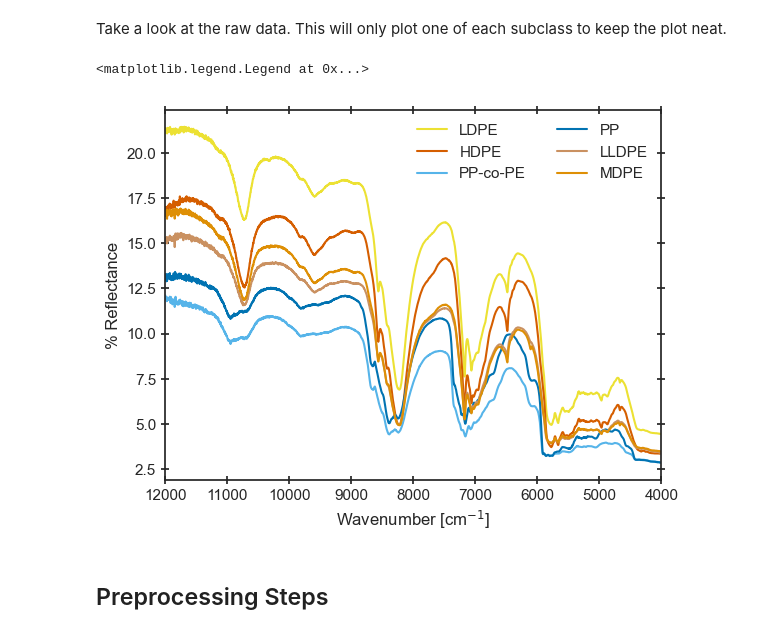
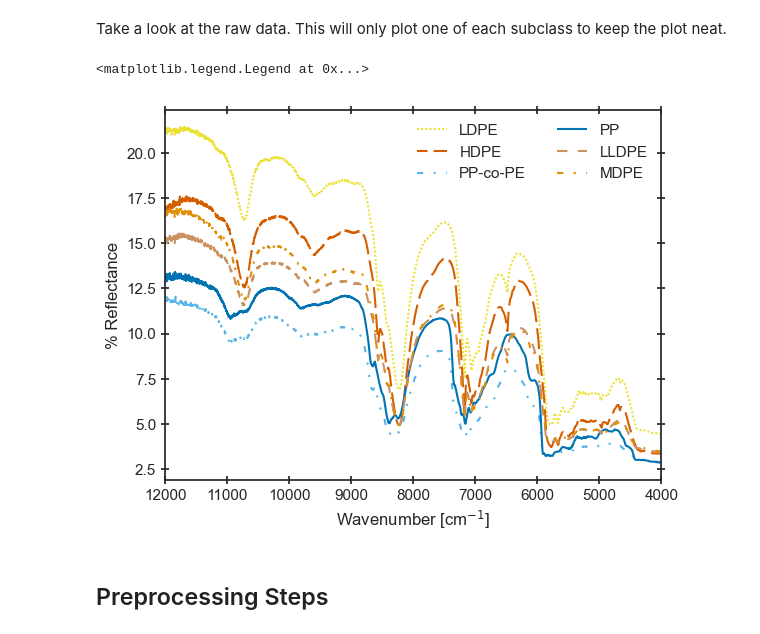
Before and after one commit to usnistgov/nir_corr_po, a Jupyter notebook: nir-corr-po.ipynb, the cells around one changed output. Saved outputs shown, nothing was run; the diff lists cells and outputs as text; code cells hidden in the pictures.

Commit message:
Add defined linestyles to plots

```diff
--- a/nir-corr-po.ipynb
+++ b/nir-corr-po.ipynb
@@ -95,6 +95,18 @@ dict_shapes = {
     },
 }
 
+dict_linesty = {'Class2' : {'PP':(0, ()),
+                            'LDPE':(0, (1, 1)),
+                            'LLDPE':(0, (5, 5)),
+                            'MDPE':(0, (3, 5, 1, 5)),
+                            'HDPE':(5, (10, 3)),
+                            'PP-co-PE':(0, (3, 5, 1, 5, 1, 5))},
+                'fPCA_loading' : {0:(0, ()),
+                                  1:(0, (1, 1)),
+                                  2:(0, (5, 5)),
+                                  3:(0, (3, 5, 1, 5))}
+               }
+
 axis_dict = {
     "Density": "Density [g/cm$^3$]",
     "Crystallinity": "Crystallinity [%]",
@@ -462,37 +474,37 @@ for ptype in pd.unique(ds[color_scheme]):
     # grab data for a single replicate, the first replicate
     rep_samp = pd.unique(ds_sub.sample)[0]
     ds_samp = ds_sub.where(ds_sub.sample == rep_samp, drop=True)
 
     # grab our x and y values
     x = ds_samp.Wavenumber.values.flatten()
     y = ds_samp.Intensity.values.flatten()
     # use one of our predefined dictionaries to choose a color
     # based on the polymer subclass
     color = cpalette[color_scheme][ptype]
-
-    # add the data to our figure
-    plt.plot(x, y, c=color, label=ptype)
+    linesty = dict_linesty[color_scheme][ptype]
+    # add the data
+    ax.plot(x,y, c=color, label=ptype, ls=linesty)
 
 # clean up the axis
 ax.set_ylabel("% Reflectance")
 ax.set_xlabel("Wavenumber [cm$^{-1}$]")
 ax.set_xlim(12000, 4000)
 ax.tick_params(
     bottom=True,
     top=True,
     left=True,
     right=True,
     labelbottom=True,
     labeltop=False,
     labelleft=True,
     labelright=False,
     direction="inout",
 )
 # fix the legend
 ax.legend(loc="best", ncol=2, frameon=False)
 # %% [output]
 <matplotlib.legend.Legend at 0x...>
-[figure, old version]
+[figure, new version]
 # %% [markdown]
 ## Preprocessing Steps
 # %% [markdown]
```
Also changed, not shown: parts of 8 cells of this notebook.
